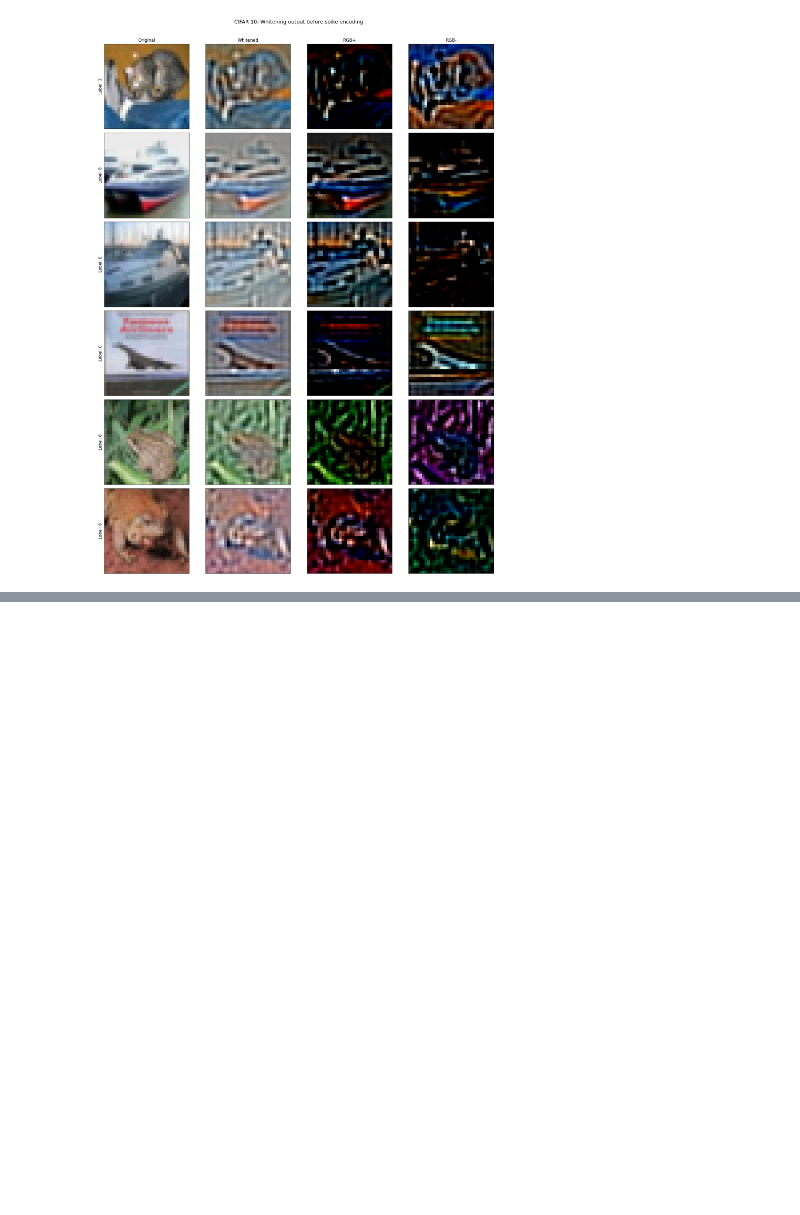
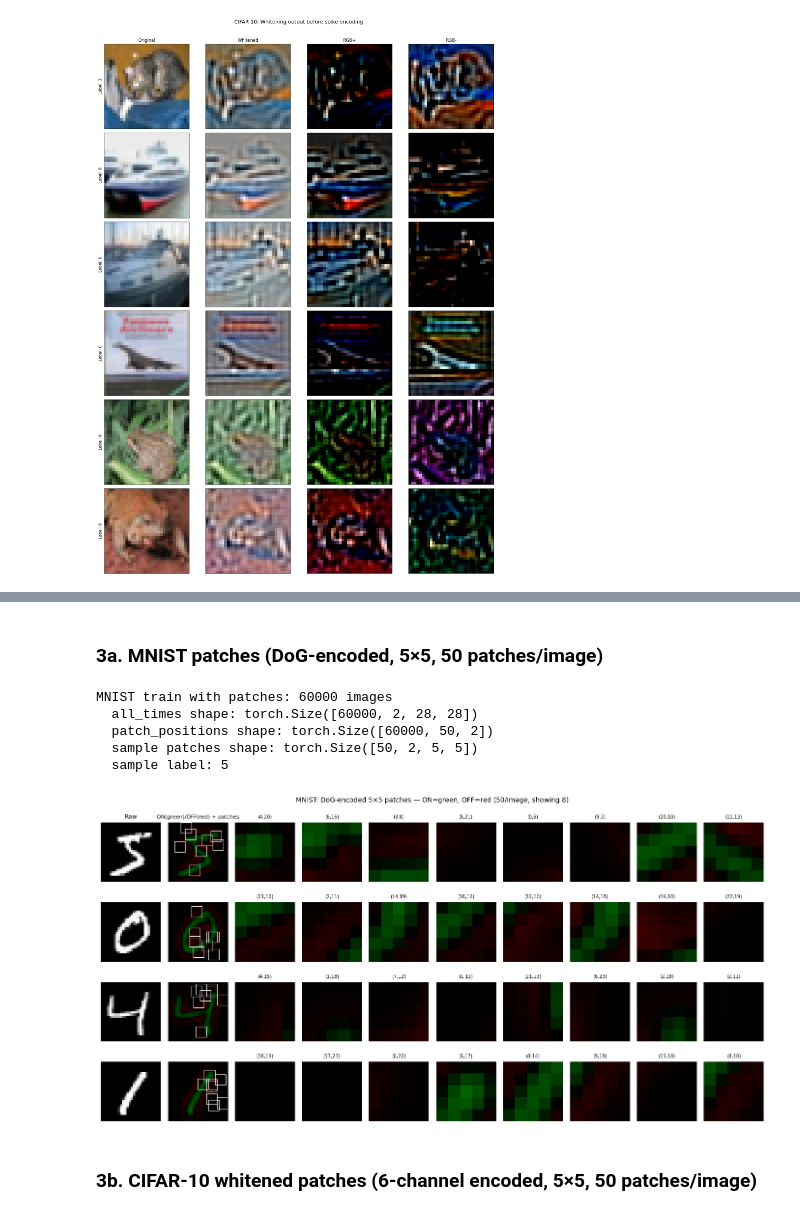
Before and after one commit to razvan404/dummy-snn, a Jupyter notebook: applications/data_view.ipynb, the cells around one changed output, grey strips where cells are left out. Drawn from its saved outputs; the diff is of its cells as text; code cells hidden in the pictures; blank space fills up the shorter version.

```diff
--- a/applications/data_view.ipynb
+++ b/applications/data_view.ipynb
@@ -233,0 +238,69 @@ plt.show()
+# %% [markdown]
+### 3a. MNIST patches (DoG-encoded, 5×5, 50 patches/image)
+# %%
+import matplotlib.patches as mpatches
+import numpy as np
+
+mnist_patches = MnistDataset("../data", "train", patch_size=5, num_patches=50)
+print(f"MNIST train with patches: {len(mnist_patches)} images")
+print(f"  all_times shape: {mnist_patches.all_times.shape}")
+print(f"  patch_positions shape: {mnist_patches.patch_positions.shape}")
+
+sample_patches, sample_label = mnist_patches[0]
+print(f"  sample patches shape: {sample_patches.shape}")
+print(f"  sample label: {sample_label.item()}")
+# %% [output]
+MNIST train with patches: 60000 images
+  all_times shape: torch.Size([60000, 2, 28, 28])
+  patch_positions shape: torch.Size([60000, 50, 2])
+  sample patches shape: torch.Size([50, 2, 5, 5])
+  sample label: 5
+# %%
+from spiking.visualization import dog_to_rgb, whitened_to_rgb
+
+N_SAMPLES = 4
+PATCHES_TO_SHOW = 8
+
+fig, axes = plt.subplots(N_SAMPLES, 2 + PATCHES_TO_SHOW, figsize=(2 + PATCHES_TO_SHOW * 1.5, N_SAMPLES * 1.8))
+
+for img_idx in range(N_SAMPLES):
+    patches_tensor, label = mnist_patches[img_idx]
+    raw_image = mnist_patches.inputs[img_idx].numpy()
+    encoded = mnist_patches.all_times[img_idx]  # (2, H, W)
+    positions = mnist_patches.patch_positions[img_idx]  # (50, 2)
+
+    # Col 0: raw image
+    ax = axes[img_idx, 0]
+    ax.imshow(raw_image, cmap="gray", vmin=0, vmax=1)
+    if img_idx == 0:
+        ax.set_title("Raw", fontsize=9)
+    ax.set_ylabel(f"label={label.item()}", fontsize=8)
+    ax.axis("off")
+
+    # Col 1: encoded ON=green, OFF=red with patch rectangles
+    ax = axes[img_idx, 1]
+    ax.imshow(dog_to_rgb(encoded))
+    for p_idx in range(PATCHES_TO_SHOW):
+        r, c = positions[p_idx, 0].item(), positions[p_idx, 1].item()
+        rect = mpatches.Rectangle((c - 0.5, r - 0.5), 5, 5,
+                                   linewidth=0.8, edgecolor="white", facecolor="none")
+        ax.add_patch(rect)
+    if img_idx == 0:
+        ax.set_title(f"ON(green)/OFF(red) + patches", fontsize=8)
+    ax.axis("off")
+
+    # Cols 2+: extracted patches as red/green RGB
+    for p_idx in range(PATCHES_TO_SHOW):
+        ax = axes[img_idx, 2 + p_idx]
+        ax.imshow(dog_to_rgb(patches_tensor[p_idx]))
+        r, c = positions[p_idx, 0].item(), positions[p_idx, 1].item()
+        ax.set_title(f"({r},{c})", fontsize=7)
+        ax.axis("off")
+
+plt.suptitle("MNIST: DoG-encoded 5×5 patches — ON=green, OFF=red (50/image, showing 8)", fontsize=10)
+plt.tight_layout()
+plt.show()
+# %% [output]
+[figure, added]
+# %% [markdown]
+### 3b. CIFAR-10 whitened patches (6-channel encoded, 5×5, 50 patches/image)
```
Also changed, not shown: parts of 5 cells of this notebook, 16 other files.
